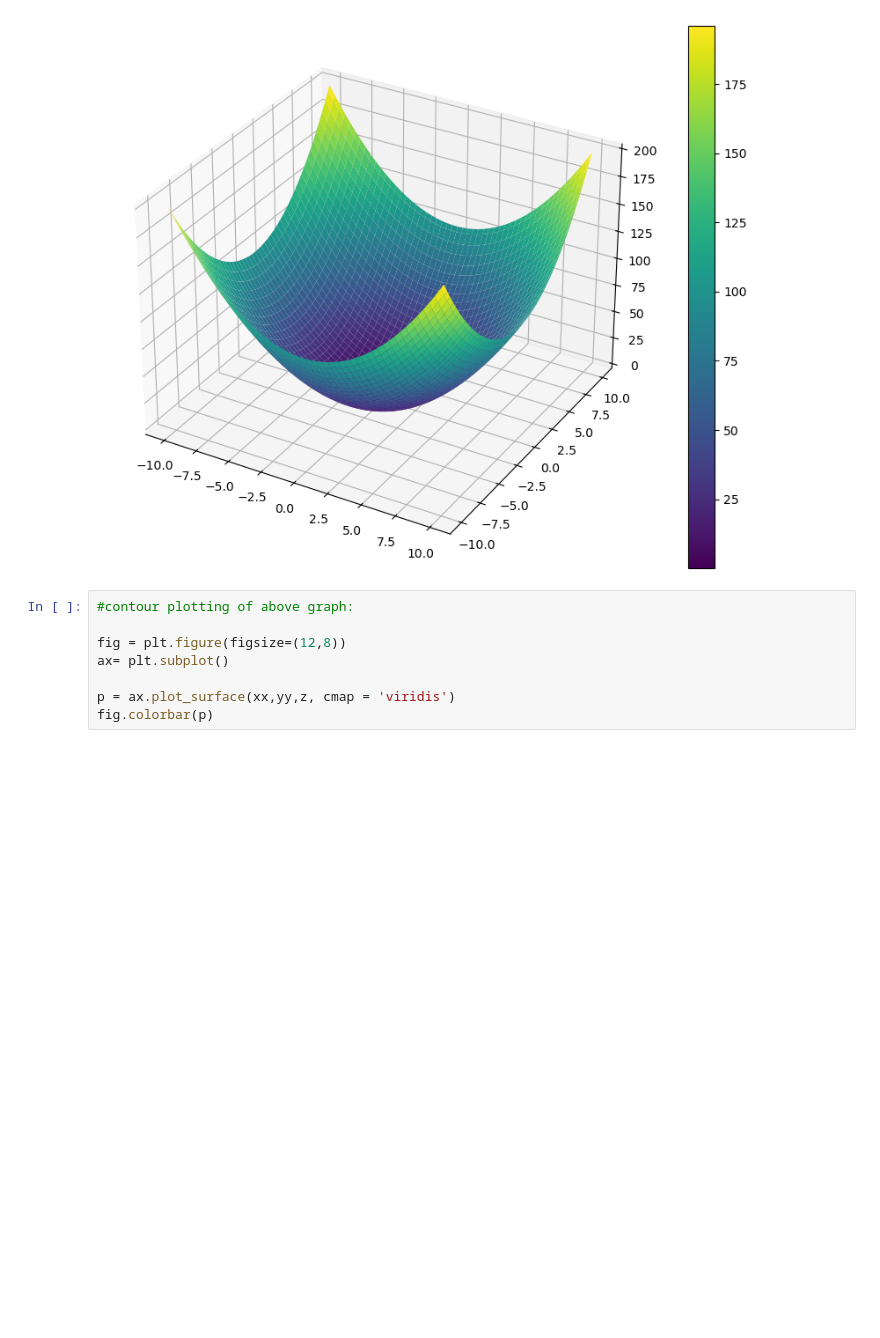
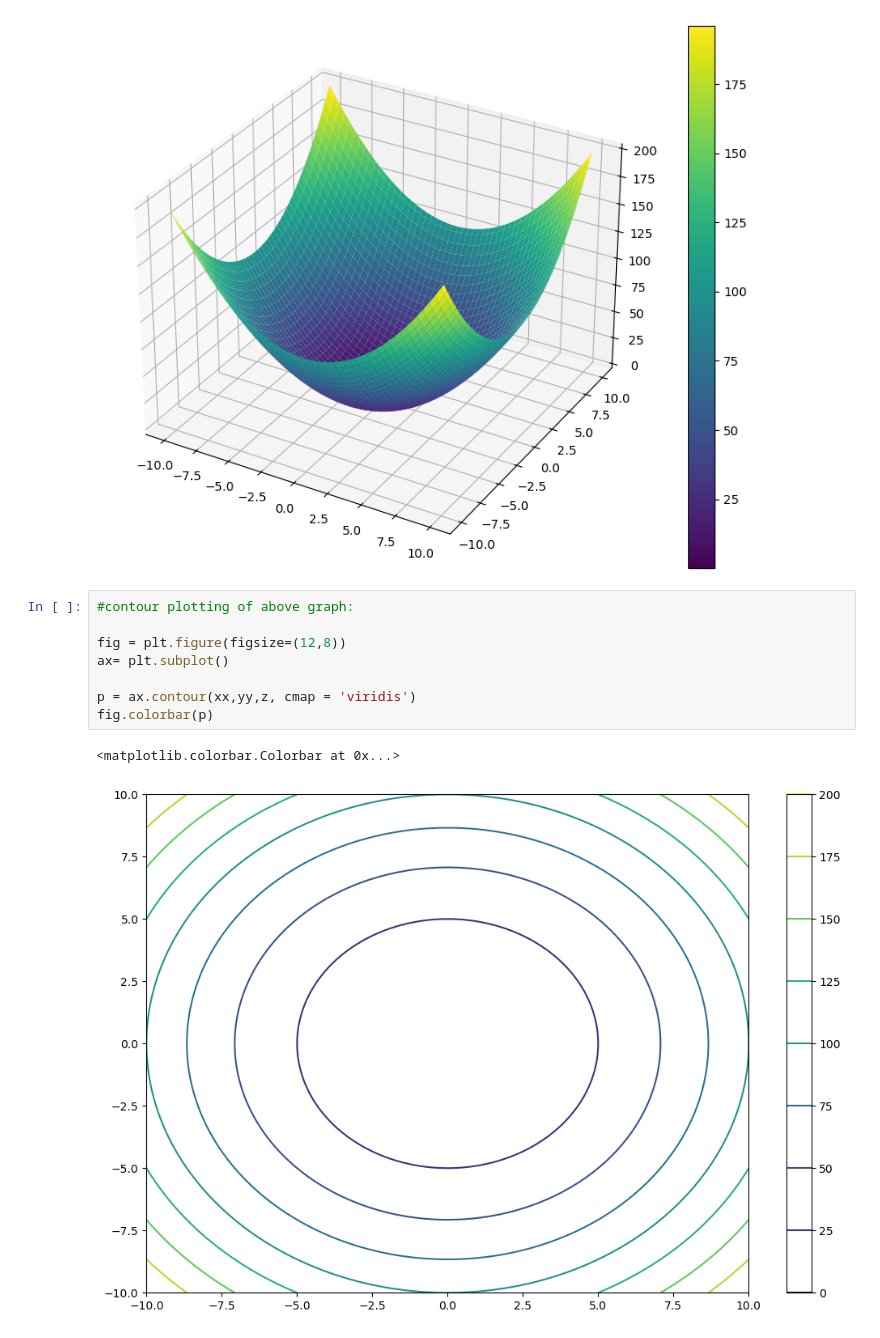
Before and after one commit to shubhammgits/Python-DS-AIML, a Jupyter notebook: MATPLOTLIB/advanced.ipynb, the cells around one changed output. Drawn from its saved outputs; the diff is of its cells as text; blank space fills up the shorter version.

```diff
--- a/MATPLOTLIB/advanced.ipynb
+++ b/MATPLOTLIB/advanced.ipynb
@@ -309,8 +309,11 @@ fig.colorbar(p)
 # %%
 #contour plotting of above graph:
 
 fig = plt.figure(figsize=(12,8))
 ax= plt.subplot()
 
-p = ax.plot_surface(xx,yy,z, cmap = 'viridis')
+p = ax.contour(xx,yy,z, cmap = 'viridis')
 fig.colorbar(p)
+# %% [output]
+<matplotlib.colorbar.Colorbar at 0x...>
+[figure, added]
```
